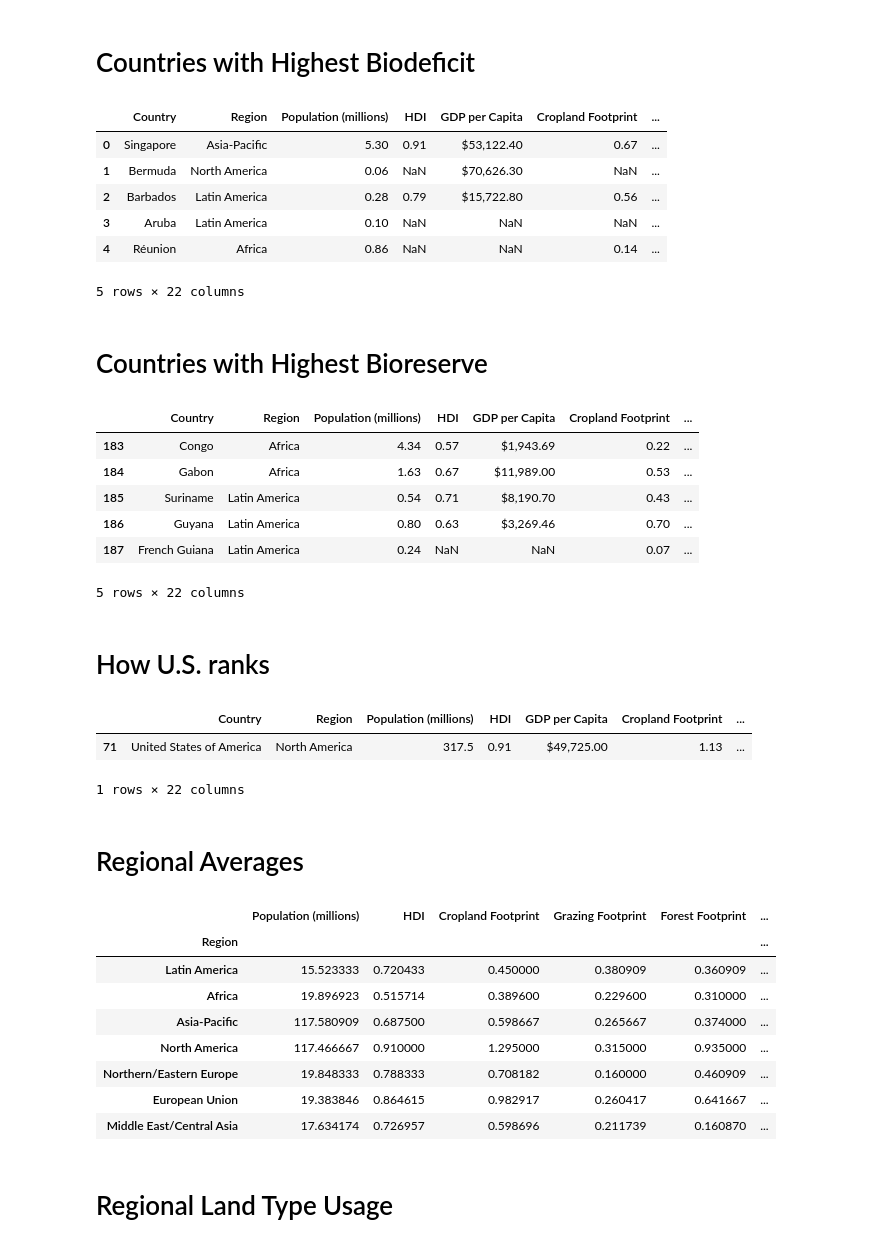
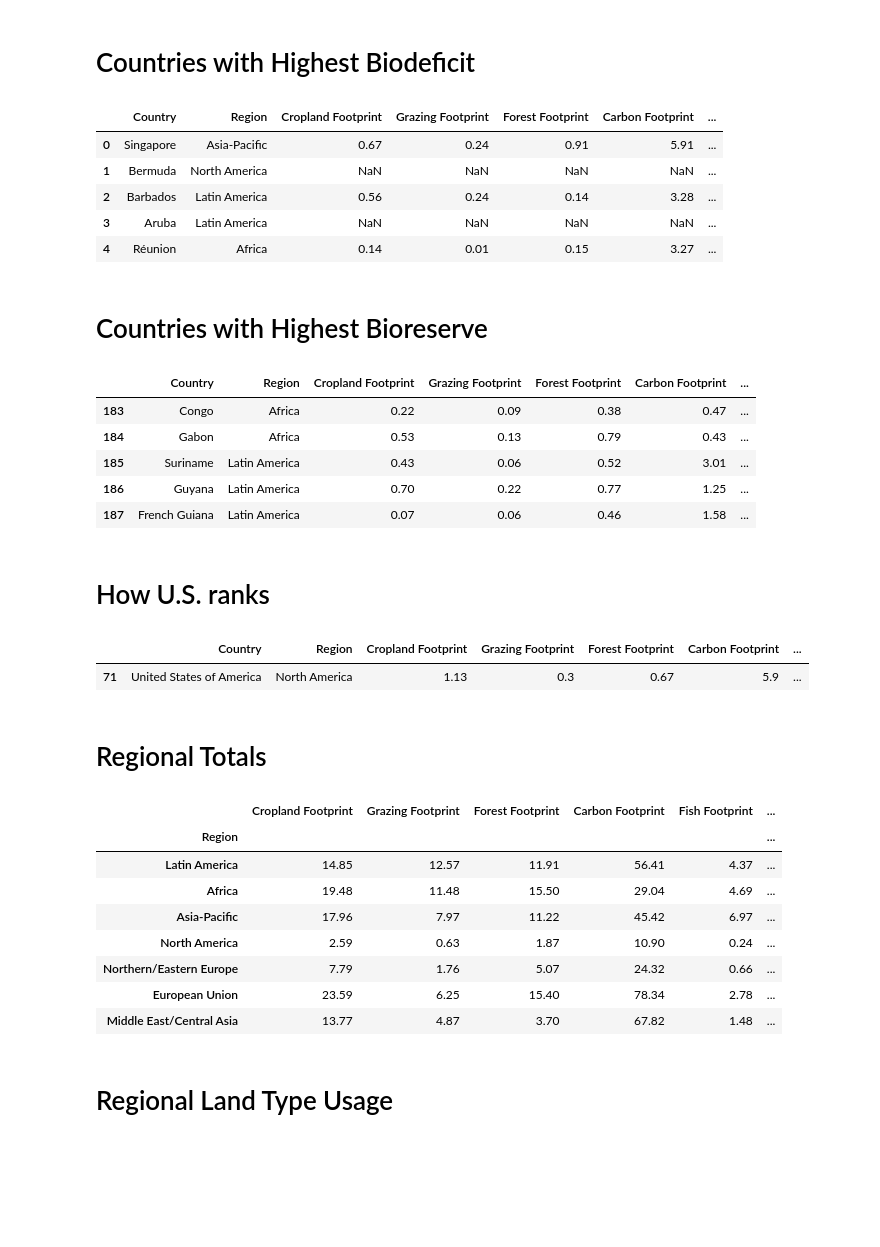
Before and after one commit to limbz-sami/Eco_footprint, a Jupyter notebook: footprint_v_biocapacity.ipynb, the cells around one changed output. Cells and saved outputs as stored; diff of their text form; code cells hidden in the pictures; blank space fills up the shorter version.

Commit message:
cleaned footprint df

```diff
--- a/footprint_v_biocapacity.ipynb
+++ b/footprint_v_biocapacity.ipynb
@@ -6,6 +6,7 @@ filepath = "Resources/countries.csv"
 eco_csv = pd.read_csv(filepath, header=0)
 eco_csv.head()
 # eco_csv.set_index("Region")
-my_df = eco_csv
+
+my_df = pd.DataFrame(eco_csv.iloc[:,[0,1,5,6,7,8,9,10,11,12,13,14,15,16,17]])
 my_df.head()
 # %% [output]
@@ -19,55 +19,52 @@ my_df.head()
 # %% [markdown]
 # Countries with Highest Biodeficit
 # %%
-my_df['Deficit or Reserve %'] = my_df['Biocapacity Deficit or Reserve']/my_df['Total Biocapacity'] * 100
-eco_sort = my_df.sort_values('Deficit or Reserve %')
+my_df['Biocapacity Deficit or Reserve %'] = my_df['Biocapacity Deficit or Reserve']/my_df['Total Biocapacity'] * 100
+eco_sort = my_df.sort_values('Biocapacity Deficit or Reserve %')
 eco_sort.reset_index(inplace=True, drop=True)
 eco_sort.head()
 # %% [output]
-|  | Country | Region | Population (millions) | HDI | GDP per Capita | Cropland Footprint | ... |
-| 0 | Singapore | Asia-Pacific | 5.30 | 0.91 | $53,122.40 | 0.67 | ... |
-| 1 | Bermuda | North America | 0.06 | NaN | $70,626.30 | NaN | ... |
-| 2 | Barbados | Latin America | 0.28 | 0.79 | $15,722.80 | 0.56 | ... |
-| 3 | Aruba | Latin America | 0.10 | NaN | NaN | NaN | ... |
-| 4 | Réunion | Africa | 0.86 | NaN | NaN | 0.14 | ... |
+|  | Country | Region | Cropland Footprint | Grazing Footprint | Forest Footprint | Carbon Footprint | ... |
+| 0 | Singapore | Asia-Pacific | 0.67 | 0.24 | 0.91 | 5.91 | ... |
+| 1 | Bermuda | North America | NaN | NaN | NaN | NaN | ... |
+| 2 | Barbados | Latin America | 0.56 | 0.24 | 0.14 | 3.28 | ... |
+| 3 | Aruba | Latin America | NaN | NaN | NaN | NaN | ... |
+| 4 | Réunion | Africa | 0.14 | 0.01 | 0.15 | 3.27 | ... |
-5 rows × 22 columns
 # %% [markdown]
 # Countries with Highest Bioreserve
 # %%
 eco_sort.tail()
 # %% [output]
-|  | Country | Region | Population (millions) | HDI | GDP per Capita | Cropland Footprint | ... |
-| 183 | Congo | Africa | 4.34 | 0.57 | $1,943.69 | 0.22 | ... |
-| 184 | Gabon | Africa | 1.63 | 0.67 | $11,989.00 | 0.53 | ... |
-| 185 | Suriname | Latin America | 0.54 | 0.71 | $8,190.70 | 0.43 | ... |
-| 186 | Guyana | Latin America | 0.80 | 0.63 | $3,269.46 | 0.70 | ... |
-| 187 | French Guiana | Latin America | 0.24 | NaN | NaN | 0.07 | ... |
+|  | Country | Region | Cropland Footprint | Grazing Footprint | Forest Footprint | Carbon Footprint | ... |
+| 183 | Congo | Africa | 0.22 | 0.09 | 0.38 | 0.47 | ... |
+| 184 | Gabon | Africa | 0.53 | 0.13 | 0.79 | 0.43 | ... |
+| 185 | Suriname | Latin America | 0.43 | 0.06 | 0.52 | 3.01 | ... |
+| 186 | Guyana | Latin America | 0.70 | 0.22 | 0.77 | 1.25 | ... |
+| 187 | French Guiana | Latin America | 0.07 | 0.06 | 0.46 | 1.58 | ... |
-5 rows × 22 columns
 # %% [markdown]
 # How U.S. ranks
 # %%
 index_us = eco_sort.loc[eco_sort["Country"] == "United States of America",:]
 index_us
 # %% [output]
-|  | Country | Region | Population (millions) | HDI | GDP per Capita | Cropland Footprint | ... |
-| 71 | United States of America | North America | 317.5 | 0.91 | $49,725.00 | 1.13 | ... |
+|  | Country | Region | Cropland Footprint | Grazing Footprint | Forest Footprint | Carbon Footprint | ... |
+| 71 | United States of America | North America | 1.13 | 0.3 | 0.67 | 5.9 | ... |
-1 rows × 22 columns
 # %% [markdown]
-# Regional Averages
+# Regional Totals
 # %%
-region = eco_csv.groupby('Region').mean()
-region['Deficit or Reserve %'] = region['Biocapacity Deficit or Reserve']/region['Total Biocapacity'] * 100
-region.sort_values('Deficit or Reserve %', ascending=False)
+region = eco_sort.groupby('Region').sum()
+region['Biocapacity Deficit or Reserve %'] = region['Biocapacity Deficit or Reserve']/region['Total Biocapacity'] * 100
+region.sort_values('Biocapacity Deficit or Reserve %', ascending=False)
 # %% [output]
-|  | Population (millions) | HDI | Cropland Footprint | Grazing Footprint | Forest Footprint | ... |
+|  | Cropland Footprint | Grazing Footprint | Forest Footprint | Carbon Footprint | Fish Footprint | ... |
 | Region |  |  |  |  |  | ... |
-| Latin America | 15.523333 | 0.720433 | 0.450000 | 0.380909 | 0.360909 | ... |
-| Africa | 19.896923 | 0.515714 | 0.389600 | 0.229600 | 0.310000 | ... |
-| Asia-Pacific | 117.580909 | 0.687500 | 0.598667 | 0.265667 | 0.374000 | ... |
-| North America | 117.466667 | 0.910000 | 1.295000 | 0.315000 | 0.935000 | ... |
-| Northern/Eastern Europe | 19.848333 | 0.788333 | 0.708182 | 0.160000 | 0.460909 | ... |
-| European Union | 19.383846 | 0.864615 | 0.982917 | 0.260417 | 0.641667 | ... |
-| Middle East/Central Asia | 17.634174 | 0.726957 | 0.598696 | 0.211739 | 0.160870 | ... |
+| Latin America | 14.85 | 12.57 | 11.91 | 56.41 | 4.37 | ... |
+| Africa | 19.48 | 11.48 | 15.50 | 29.04 | 4.69 | ... |
+| Asia-Pacific | 17.96 | 7.97 | 11.22 | 45.42 | 6.97 | ... |
+| North America | 2.59 | 0.63 | 1.87 | 10.90 | 0.24 | ... |
+| Northern/Eastern Europe | 7.79 | 1.76 | 5.07 | 24.32 | 0.66 | ... |
+| European Union | 23.59 | 6.25 | 15.40 | 78.34 | 2.78 | ... |
+| Middle East/Central Asia | 13.77 | 4.87 | 3.70 | 67.82 | 1.48 | ... |
 # %% [markdown]
 # Regional Land Type Usage
 # %%
```
Also changed, not shown: parts of 2 cells of this notebook.
